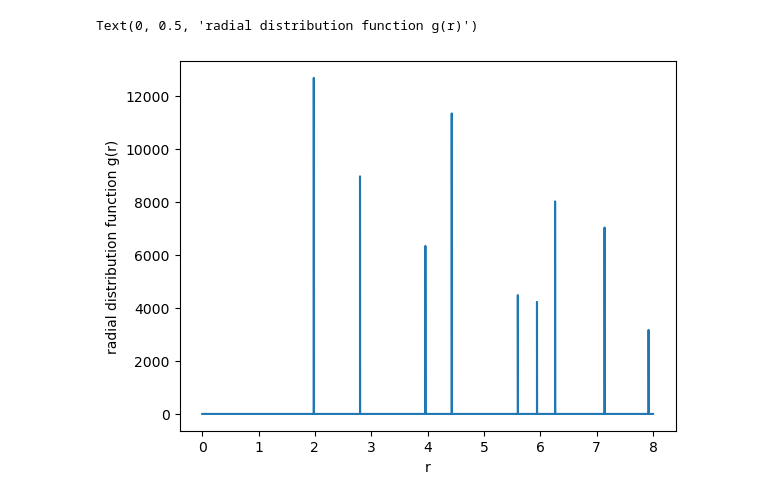
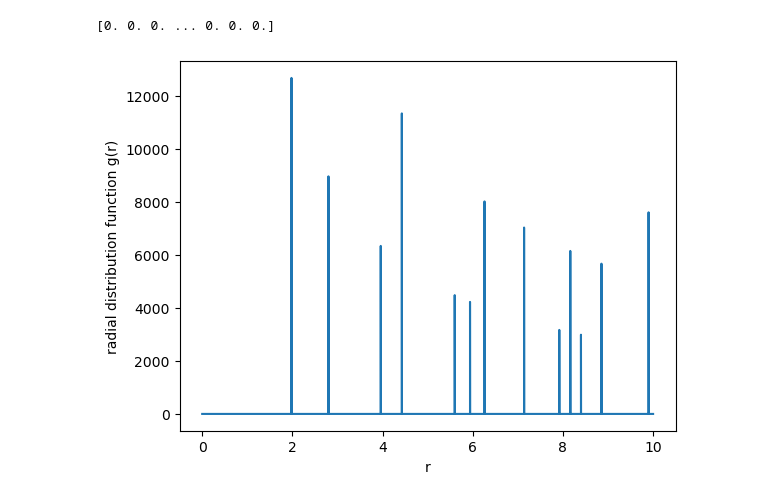
Before and after one commit to xianyang316/Hyperuniformity_simulation, a Jupyter notebook: code/calc_test_triangular.ipynb, the cells around one changed output. Cells and saved outputs as stored; diff of their text form; code cells hidden in the pictures.

```diff
--- a/code/calc_test_triangular.ipynb
+++ b/code/calc_test_triangular.ipynb
@@ -1,20 +1,21 @@
 # %%
 import calc
 import numpy as np
 import matplotlib.pyplot as plt
 import importlib
 importlib.reload(calc)
 from calc import Hyperuniform_helper
 
 file_name = f'data/positions_triangular/positions.txt'
 data = np.loadtxt(file_name)
 rho, box_length, volume_fraction = data[0]
 
 helper = Hyperuniform_helper(box_length/2, np.zeros(3), data[1:,], rho)
 r, gr = helper.calculate_radial_distribution(int((box_length/2)/0.0001), 2)
-plt.plot(r[2:80000], gr[2:80000])
+plt.plot(r[r<10], gr[r<10])
 plt.xlabel("r")
 plt.ylabel("radial distribution function g(r)")
+print(gr)
 # %% [output]
-Text(0, 0.5, 'radial distribution function g(r)')
+[0. 0. 0. ... 0. 0. 0.]
-[figure, old version]
+[figure, new version]
```
Also changed, not shown: parts of 3 cells of this notebook, 5 other files.
